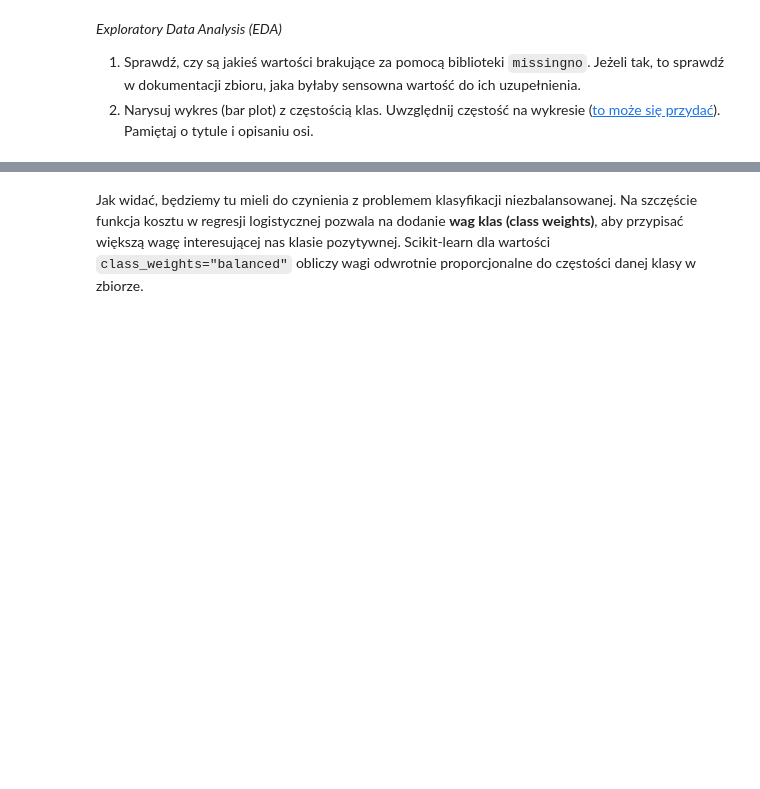
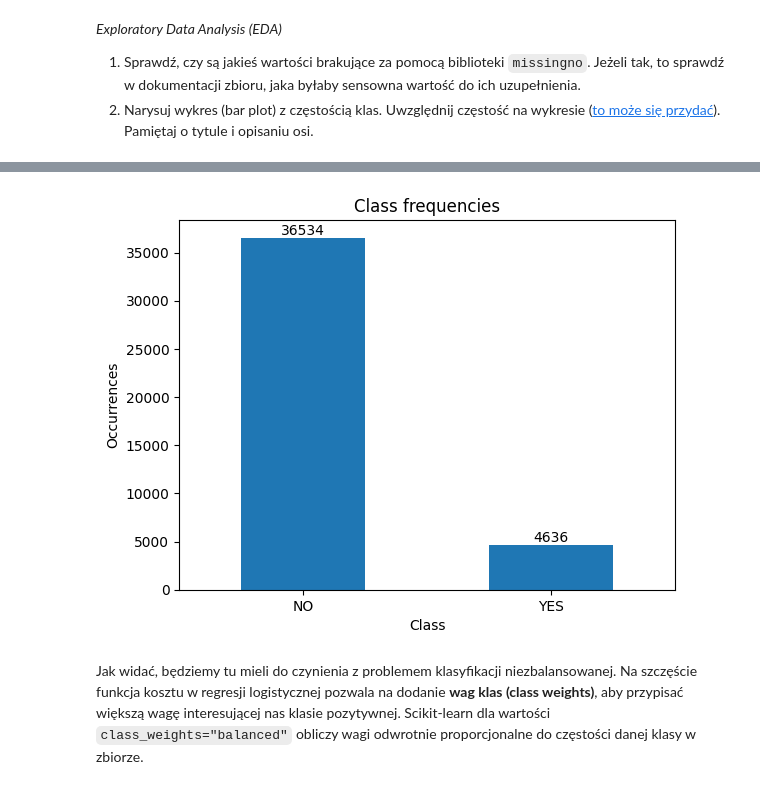
Before and after one commit to mpodmokly/sztuczna-inteligencja, a Jupyter notebook: lab1/lab_1.ipynb, the cells around one changed output, grey strips where cells are left out. Saved outputs shown, nothing was run; the diff lists cells and outputs as text; code cells hidden in the pictures; blank space fills up the shorter version.

```diff
--- a/lab1/lab_1.ipynb
+++ b/lab1/lab_1.ipynb
@@ -1207,3 +1216,19 @@ y = y.astype({"y": np.int64})
+# %%
+# plot class frequencies
+# your_code
+class_frequencies = y.value_counts()
+
+ax = class_frequencies.plot(kind="bar")
+ax.set_xticklabels(["NO", "YES"], rotation=0)
+ax.text(0, class_frequencies[0], str(class_frequencies[0]), ha="center", va="bottom")
+ax.text(1, class_frequencies[1], str(class_frequencies[1]), ha="center", va="bottom")
+
+plt.xlabel("Class")
+plt.ylabel("Occurrences")
+plt.title("Class frequencies")
+plt.show()
+# %% [output]
+[figure, added]
 # %% [markdown]
 Jak widać, będziemy tu mieli do czynienia z problemem klasyfikacji niezbalansowanej. Na szczęście funkcja kosztu w regresji logistycznej pozwala na dodanie **wag klas (class weights)**, aby przypisać większą wagę interesującej nas klasie pozytywnej. Scikit-learn dla wartości `class_weights="balanced"` obliczy wagi odwrotnie proporcjonalne do częstości danej klasy w zbiorze.
 # %% [markdown]
```
Also changed, not shown: parts of 19 cells of this notebook.
